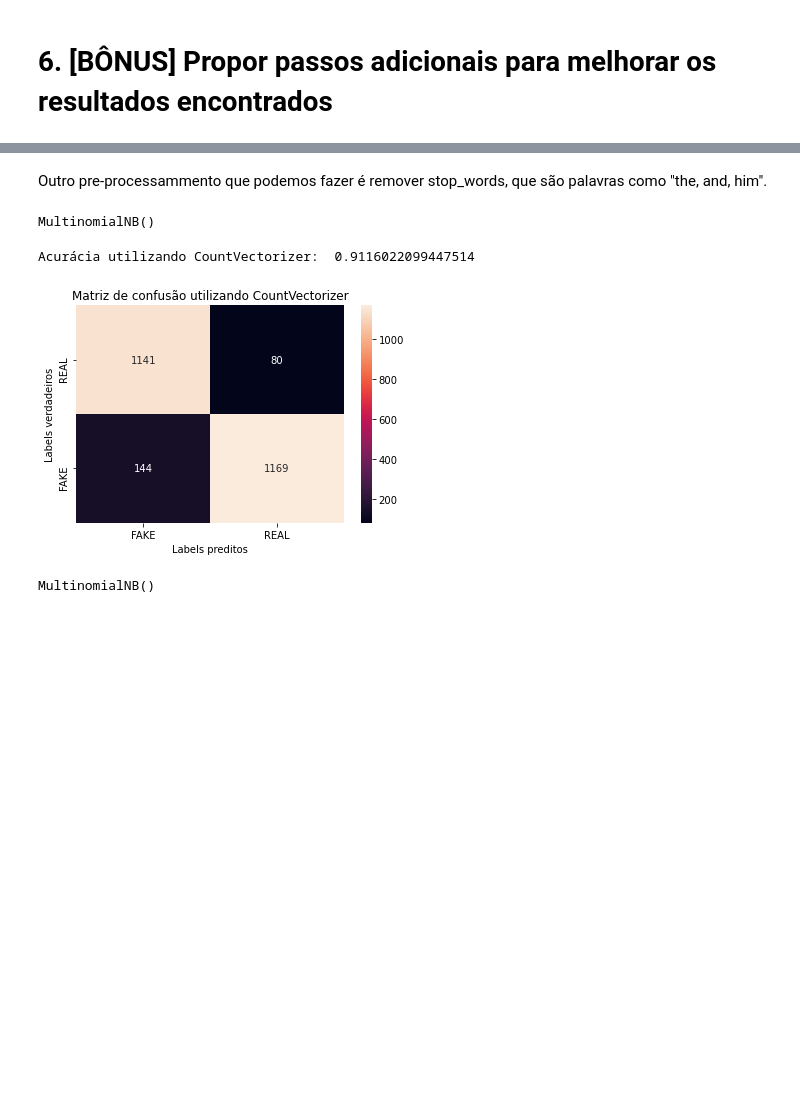
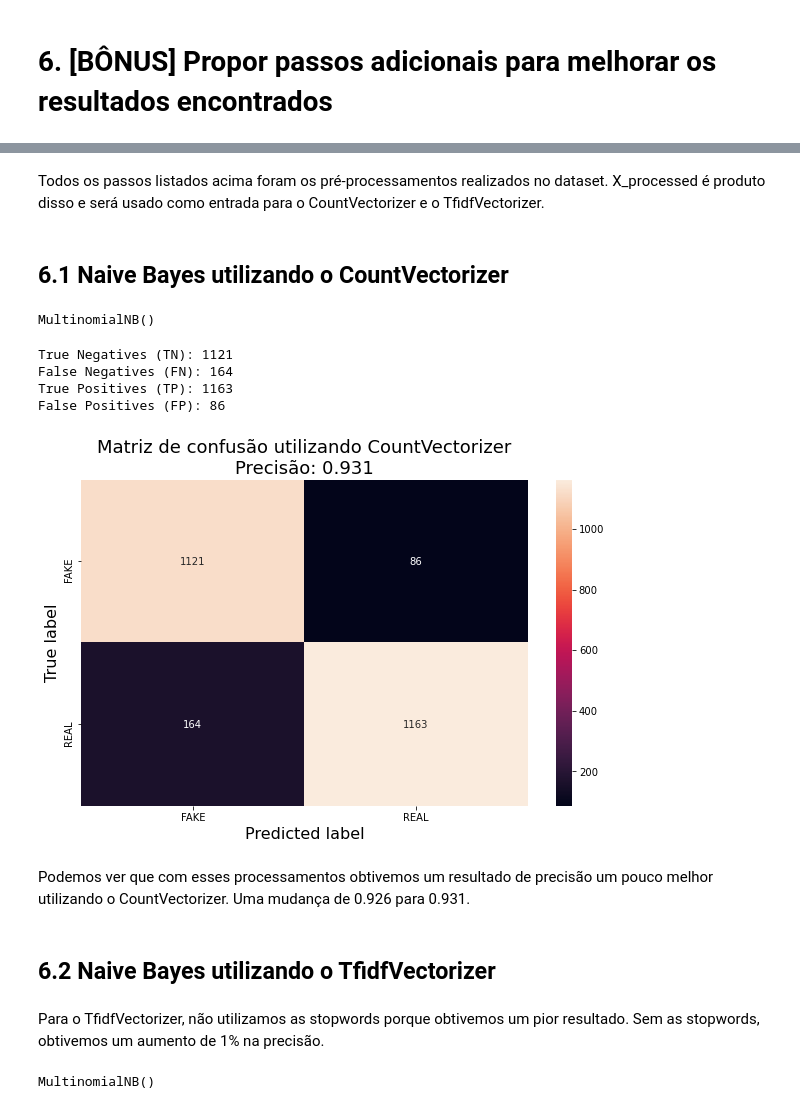
Before and after one commit to thalissonfelipe/mineracao, a Jupyter notebook: Trabalho04/PLN.ipynb, the cells around one changed output, grey strips where cells are left out. Cells and saved outputs as stored; diff of their text form; code cells hidden in the pictures; blank space fills up the shorter version.

```diff
--- a/Trabalho04/PLN.ipynb
+++ b/Trabalho04/PLN.ipynb
@@ -95,13 +165,50 @@ Primeiramente, podemos realizar um melhor pre-processamento nos dados. Podemos r
 # %%
-# X é um array com textos
-def preprocess(X):
+def preprocess(X, use_stopwords=False):
     X_processed = []
     for string in X:
-        x_processed = string.lower() # lowercase
-        x_processed = re.sub('[^a-z\s]+', ' ', string) # remove pontuações
-        x_processed = re.sub('(\s+)', ' ', x_processed) # remove espaços duplicados
-        x_processed = re.sub(r'\d+', '', x_processed) # remove números
+        x_processed = stemmer(string, use_stopwords)
+        x_processed = re.sub('[^a-zA-Z]', ' ', x_processed)
+        x_processed = re.sub('(\s+)', ' ', x_processed)
         X_processed.append(x_processed)
 
     return X_processed
+# %% [markdown]
+Todos os passos listados acima foram os pré-processamentos realizados no dataset. X_processed é produto disso e será usado como entrada para o CountVectorizer e o TfidfVectorizer.
+# %% [markdown]
+## 6.1 Naive Bayes utilizando o CountVectorizer
+# %%
+X_processed1 = preprocess(X, use_stopwords=True)
+# %%
+new_count_vectorizer = CountVectorizer()
+new_count_matrix = new_count_vectorizer.fit_transform(X_processed1)
+# %%
+X_train3, X_test3, y_train3, y_test3 = train_test_split(new_count_matrix, y, test_size=0.4, random_state=42)
+clf3 = MultinomialNB()
+clf3.fit(X_train3, y_train3)
+# %% [output]
+MultinomialNB()
+# %%
+y_pred3 = clf3.predict(X_test3)
+precision3 = precision_score(y_pred3, y_test3)
+cm3 = confusion_matrix(y_pred3, y_test3)
+show_frequencies(cm3)
+cm3_df = pd.DataFrame(cm3, index=['FAKE','REAL'], columns=['FAKE','REAL'])
+
+sns.heatmap(cm3_df, annot=True, fmt='d')
+plt.title('Matriz de confusão utilizando CountVectorizer\nPrecisão: {0:.3f}'.format(precision3), fontsize=18)
+plt.ylabel('True label', fontsize=16)
+plt.xlabel('Predicted label', fontsize=16)
+plt.show()
+# %% [output]
+True Negatives (TN): 1121
+False Negatives (FN): 164
+True Positives (TP): 1163
+False Positives (FP): 86
+[figure, added]
+# %% [markdown]
+Podemos ver que com esses processamentos obtivemos um resultado de precisão um pouco melhor utilizando o CountVectorizer. Uma mudança de 0.926 para 0.931.
+# %% [markdown]
+## 6.2 Naive Bayes utilizando o TfidfVectorizer
+# %% [markdown]
+Para o TfidfVectorizer, não utilizamos as stopwords porque obtivemos um pior resultado. Sem as stopwords, obtivemos um aumento de 1% na precisão.
 # %%
@@ -109,2 +215,0 @@ X_processed = preprocess(X)
-# %% [markdown]
-Outro pre-processammento que podemos fazer é remover stop_words, que são palavras como "the, and, him".
@@ -115,25 +216 @@ new_count_vectorizer_X = new_count_matrix.toarray()
-# %%
-X_train3, X_test3, y_train3, y_test3 = train_test_split(new_count_vectorizer_X, y, test_size=0.4, random_state=42)
-clf3 = MultinomialNB()
-clf3.fit(X_train3, y_train3)
-# %% [output]
-MultinomialNB()
-# %%
-y_pred3 = clf3.predict(X_test3)
-accuracy3 = accuracy_score(y_pred3, y_test3)
-cm3 = confusion_matrix(y_pred3, y_test3)
-
-print('Acurácia utilizando CountVectorizer: ', accuracy3)
-
-ax= plt.subplot()
-sns.heatmap(cm3, annot=True, ax=ax, fmt='g')
-ax.set_xlabel('Labels preditos')
-ax.set_ylabel('Labels verdadeiros')
-ax.set_title('Matriz de confusão utilizando CountVectorizer')
-ax.xaxis.set_ticklabels(['FAKE', 'REAL'])
-ax.yaxis.set_ticklabels(['REAL', 'FAKE'])
-plt.show()
-# %% [output]
-Acurácia utilizando CountVectorizer:  0.9116022099447514
-[figure, removed]
 # %%
```
Also changed, not shown: parts of 30 cells of this notebook, 1 other file.
